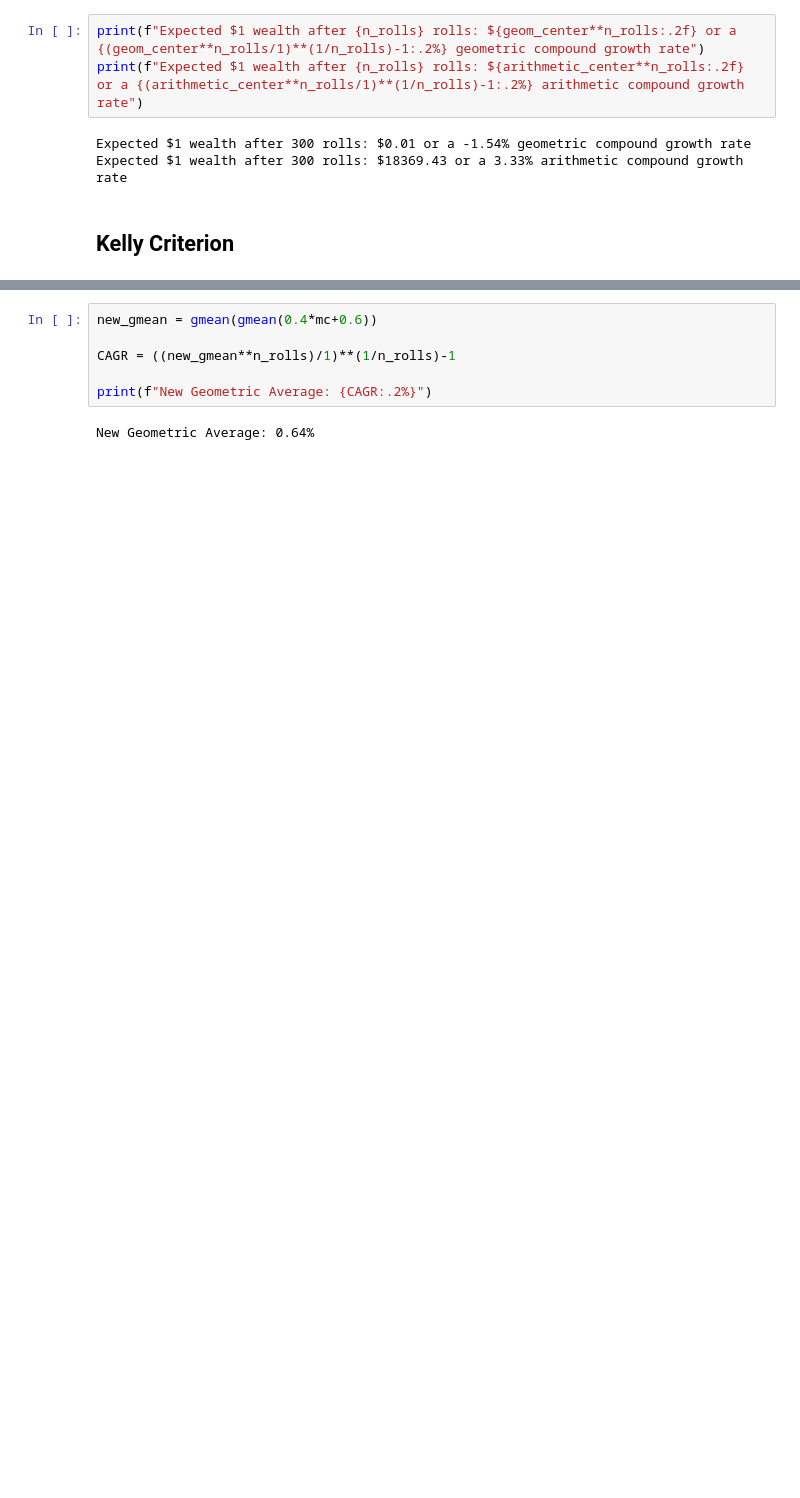
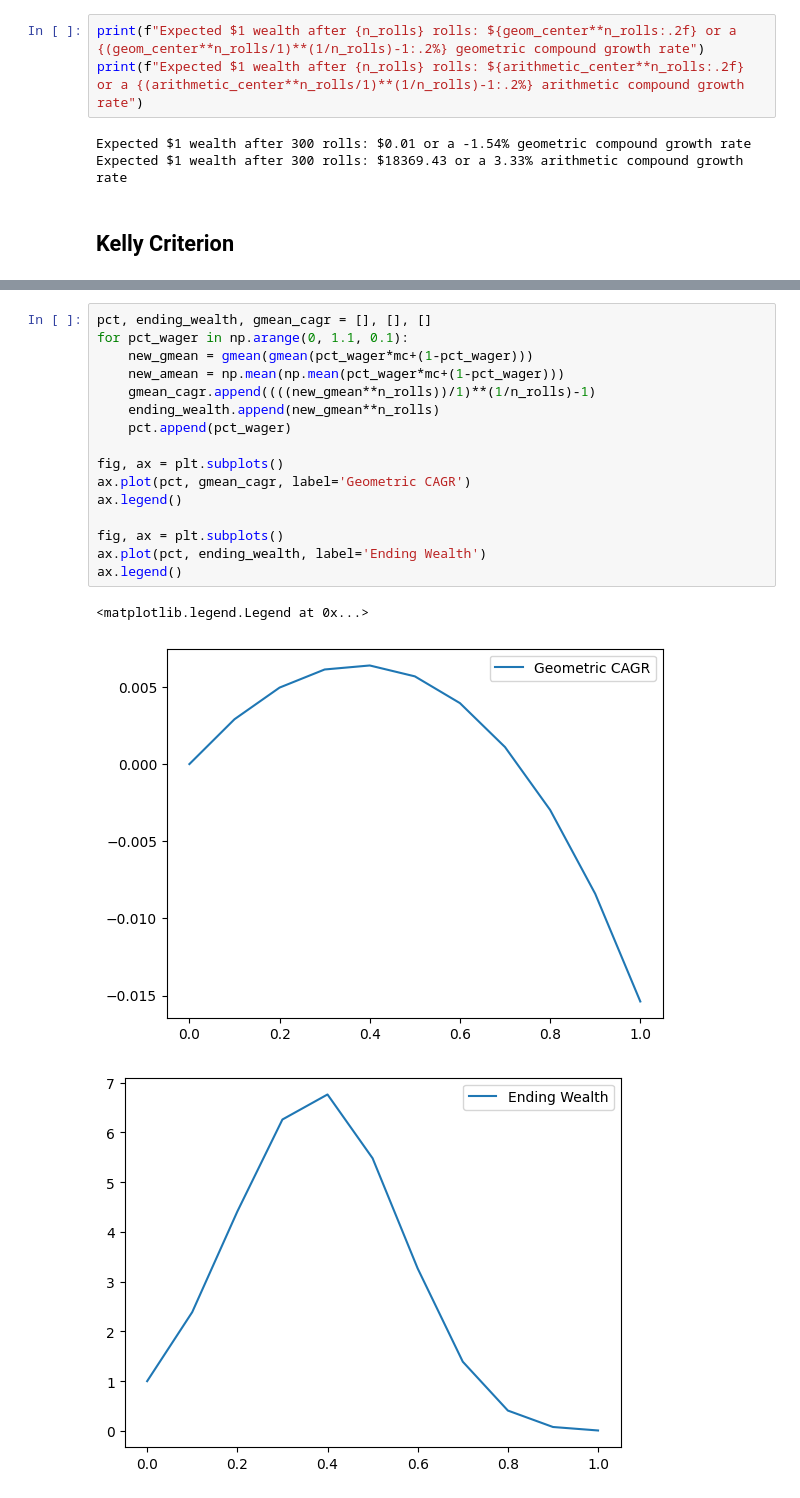
Before and after one commit to jovsa/safe-haven-reproduction, a Jupyter notebook: eternal_return.ipynb, the cells around one changed output, grey strips where cells are left out. Cells and saved outputs as stored; diff of their text form; blank space fills up the shorter version.

```diff
--- a/eternal_return.ipynb
+++ b/eternal_return.ipynb
@@ -57,8 +57,20 @@ Arithmetic Average: 1.33%
-# %%
-new_gmean = gmean(gmean(0.4*mc+0.6))
-
-CAGR = ((new_gmean**n_rolls)/1)**(1/n_rolls)-1
-
-print(f"New Geometric Average: {CAGR:.2%}")
-# %% [output]
-New Geometric Average: 0.64%
+# %%
+pct, ending_wealth, gmean_cagr = [], [], []
+for pct_wager in np.arange(0, 1.1, 0.1):
+    new_gmean = gmean(gmean(pct_wager*mc+(1-pct_wager)))
+    new_amean = np.mean(np.mean(pct_wager*mc+(1-pct_wager)))
+    gmean_cagr.append((((new_gmean**n_rolls))/1)**(1/n_rolls)-1)
+    ending_wealth.append(new_gmean**n_rolls)
+    pct.append(pct_wager)
+
+fig, ax = plt.subplots()
+ax.plot(pct, gmean_cagr, label='Geometric CAGR')
+ax.legend()
+
+fig, ax = plt.subplots()
+ax.plot(pct, ending_wealth, label='Ending Wealth')
+ax.legend()
+# %% [output]
+<matplotlib.legend.Legend at 0x...>
+[figure, added]
+[figure, added]
```
Also changed, not shown: parts of 1 cell of this notebook.
